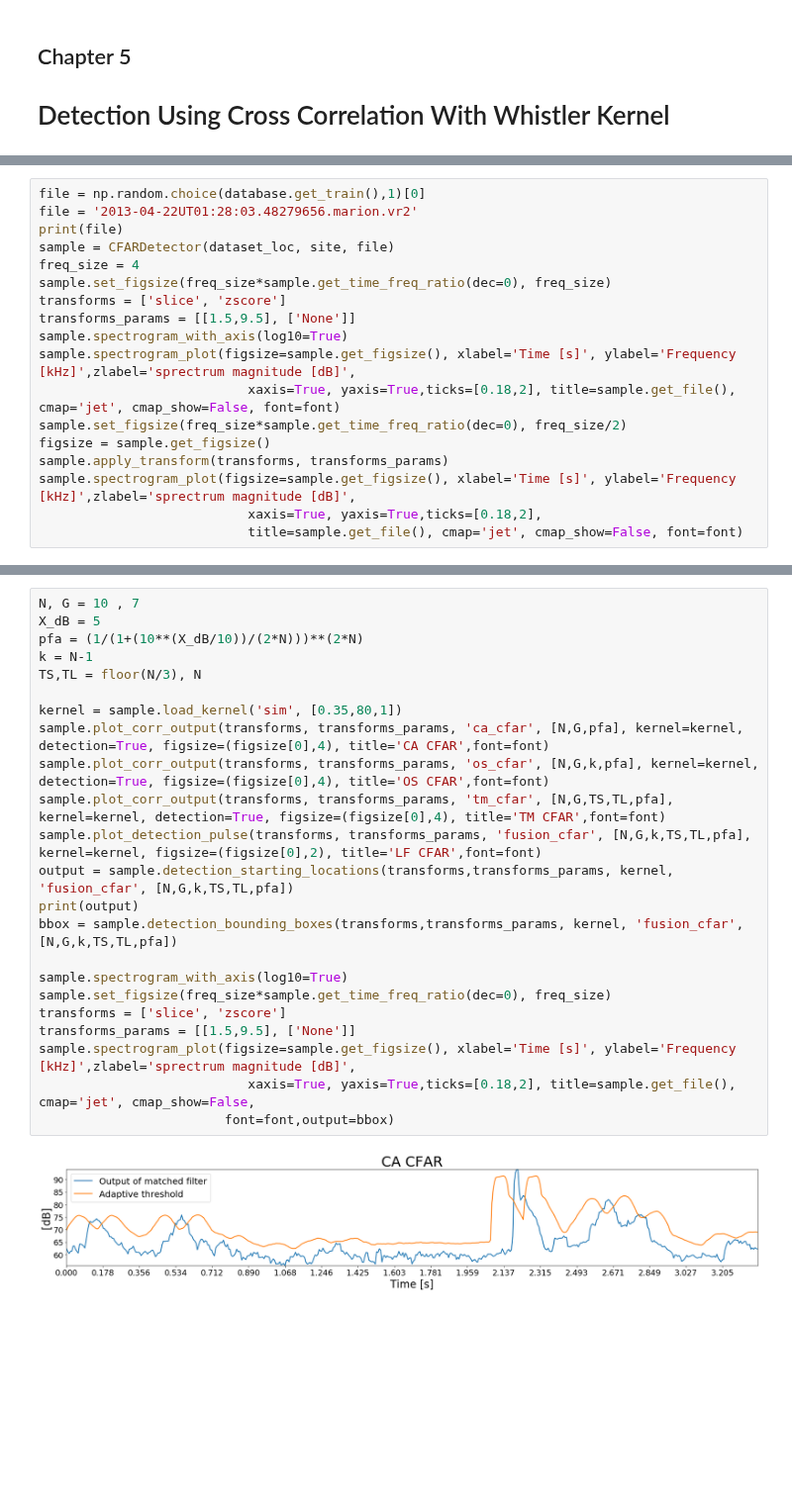
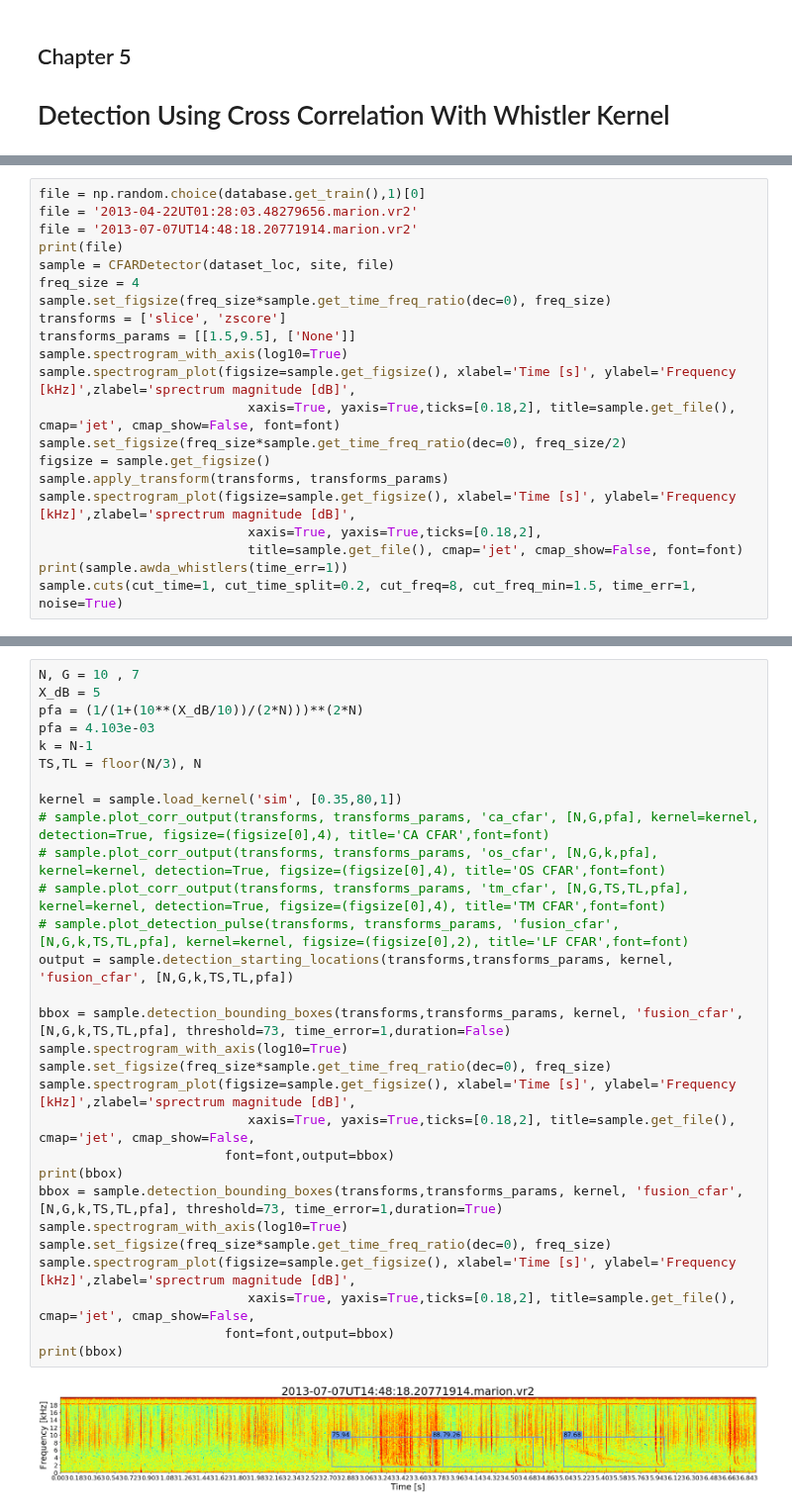
Before and after one commit to Kojey/MSc-whistler-waves-detector, a Jupyter notebook: ipy/report/chapter5_6.ipynb, the cells around one changed output, grey strips where cells are left out. Shown at 99% size. Drawn from its saved outputs; the diff is of its cells as text; blank space fills up the shorter version.

```diff
--- a/ipy/report/chapter5_6.ipynb
+++ b/ipy/report/chapter5_6.ipynb
@@ -30,6 +31,7 @@ font = [font_title, font_legend, font_label, font_ticks, linewidth] # [None]*5
 # %%
 file = np.random.choice(database.get_train(),1)[0]
 file = '2013-04-22UT01:28:03.48279656.marion.vr2'
+file = '2013-07-07UT14:48:18.20771914.marion.vr2'
 print(file)
 sample = CFARDetector(dataset_loc, site, file)
 freq_size = 4
@@ -45,4 +47,6 @@ sample.apply_transform(transforms, transforms_params)
 sample.spectrogram_plot(figsize=sample.get_figsize(), xlabel='Time [s]', ylabel='Frequency [kHz]',zlabel='sprectrum magnitude [dB]',
                            xaxis=True, yaxis=True,ticks=[0.18,2],
                            title=sample.get_file(), cmap='jet', cmap_show=False, font=font)
+print(sample.awda_whistlers(time_err=1))
+sample.cuts(cut_time=1, cut_time_split=0.2, cut_freq=8, cut_freq_min=1.5, time_err=1, noise=True)
 # %% [output]
@@ -52,25 +77,31 @@ sample.spectrogram_plot(figsize=sample.get_figsize(), xlabel='Time [s]', ylabel=
 # %%
 N, G = 10 , 7
 X_dB = 5
 pfa = (1/(1+(10**(X_dB/10))/(2*N)))**(2*N)
+pfa = 4.103e-03
 k = N-1
 TS,TL = floor(N/3), N
 
 kernel = sample.load_kernel('sim', [0.35,80,1])
-sample.plot_corr_output(transforms, transforms_params, 'ca_cfar', [N,G,pfa], kernel=kernel, detection=True, figsize=(figsize[0],4), title='CA CFAR',font=font)
-sample.plot_corr_output(transforms, transforms_params, 'os_cfar', [N,G,k,pfa], kernel=kernel, detection=True, figsize=(figsize[0],4), title='OS CFAR',font=font)
-sample.plot_corr_output(transforms, transforms_params, 'tm_cfar', [N,G,TS,TL,pfa], kernel=kernel, detection=True, figsize=(figsize[0],4), title='TM CFAR',font=font)
-sample.plot_detection_pulse(transforms, transforms_params, 'fusion_cfar', [N,G,k,TS,TL,pfa], kernel=kernel, figsize=(figsize[0],2), title='LF CFAR',font=font)
+# sample.plot_corr_output(transforms, transforms_params, 'ca_cfar', [N,G,pfa], kernel=kernel, detection=True, figsize=(figsize[0],4), title='CA CFAR',font=font)
+# sample.plot_corr_output(transforms, transforms_params, 'os_cfar', [N,G,k,pfa], kernel=kernel, detection=True, figsize=(figsize[0],4), title='OS CFAR',font=font)
+# sample.plot_corr_output(transforms, transforms_params, 'tm_cfar', [N,G,TS,TL,pfa], kernel=kernel, detection=True, figsize=(figsize[0],4), title='TM CFAR',font=font)
+# sample.plot_detection_pulse(transforms, transforms_params, 'fusion_cfar', [N,G,k,TS,TL,pfa], kernel=kernel, figsize=(figsize[0],2), title='LF CFAR',font=font)
 output = sample.detection_starting_locations(transforms,transforms_params, kernel, 'fusion_cfar', [N,G,k,TS,TL,pfa])
-print(output)
-bbox = sample.detection_bounding_boxes(transforms,transforms_params, kernel, 'fusion_cfar', [N,G,k,TS,TL,pfa])
 
+bbox = sample.detection_bounding_boxes(transforms,transforms_params, kernel, 'fusion_cfar', [N,G,k,TS,TL,pfa], threshold=73, time_error=1,duration=False)
 sample.spectrogram_with_axis(log10=True)
 sample.set_figsize(freq_size*sample.get_time_freq_ratio(dec=0), freq_size)
-transforms = ['slice', 'zscore']
-transforms_params = [[1.5,9.5], ['None']]
 sample.spectrogram_plot(figsize=sample.get_figsize(), xlabel='Time [s]', ylabel='Frequency [kHz]',zlabel='sprectrum magnitude [dB]',
                            xaxis=True, yaxis=True,ticks=[0.18,2], title=sample.get_file(), cmap='jet', cmap_show=False,
                         font=font,output=bbox)
+print(bbox)
+bbox = sample.detection_bounding_boxes(transforms,transforms_params, kernel, 'fusion_cfar', [N,G,k,TS,TL,pfa], threshold=73, time_error=1,duration=True)
+sample.spectrogram_with_axis(log10=True)
+sample.set_figsize(freq_size*sample.get_time_freq_ratio(dec=0), freq_size)
+sample.spectrogram_plot(figsize=sample.get_figsize(), xlabel='Time [s]', ylabel='Frequency [kHz]',zlabel='sprectrum magnitude [dB]',
+                           xaxis=True, yaxis=True,ticks=[0.18,2], title=sample.get_file(), cmap='jet', cmap_show=False,
+                        font=font,output=bbox)
+print(bbox)
 # %% [output]
-[figure, old version]
+[figure, new version]
```
Also changed, not shown: parts of 5 cells of this notebook, 5 other files.
